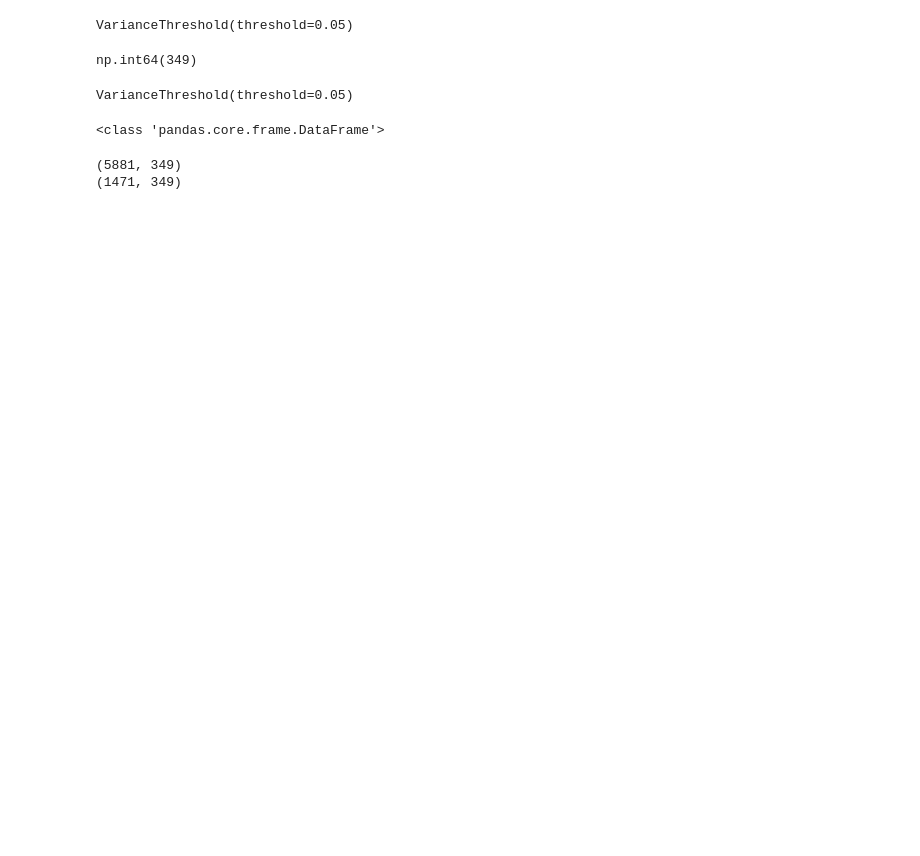
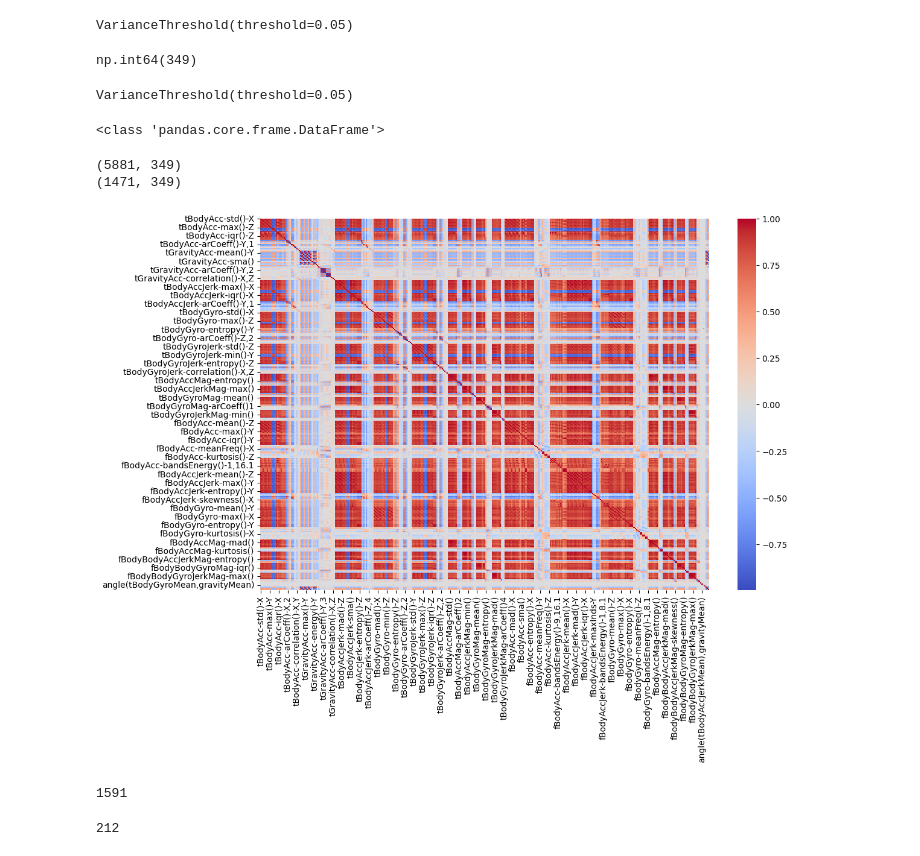
Before and after one commit to Mostafij-k/Feature_Engineering_Methods, a Jupyter notebook: Feature_Selection/Filter_Based_Feature_Selection.ipynb, the cells around one changed output. Drawn from its saved outputs; the diff is of its cells as text; code cells hidden in the pictures; blank space fills up the shorter version.

Commit message:
Feature Selection based on Correlation

```diff
--- a/Feature_Selection/Filter_Based_Feature_Selection.ipynb
+++ b/Feature_Selection/Filter_Based_Feature_Selection.ipynb
@@ -227,0 +256,7 @@ print(X_test.shape)
+# %%
+# Visualize correlation matrix
+plt.figure(figsize=(12,8))
+sns.heatmap(X_train.corr(), cmap="coolwarm", annot=False)
+plt.show()
+# %% [output]
+[figure, added]
@@ -227,0 +266,17 @@ print(X_test.shape)
+# %%
+# Get the column names of the DataFrame
+columns = corr_matrix.columns
+
+# Create an empty list to keep track of columns to drop
+columns_to_drop = []
+
+# Loop over the columns
+for i in range(len(columns)):
+    for j in range(i + 1, len(columns)):
+        # Access the cell of the DataFrame
+        if corr_matrix.loc[columns[i], columns[j]] > 0.95:
+            columns_to_drop.append(columns[j])
+
+print(len(columns_to_drop))
+# %% [output]
+1591
@@ -227,0 +285,4 @@ print(X_test.shape)
+# %%
+len(columns_to_drop)
+# %% [output]
+212
```
Also changed, not shown: parts of 10 cells of this notebook.
